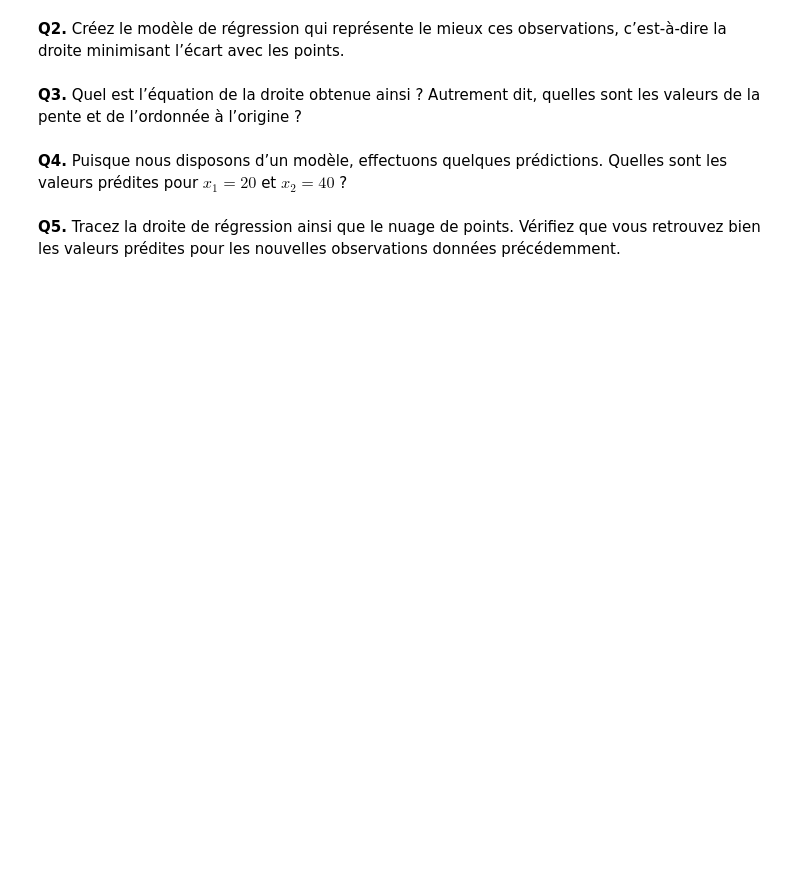
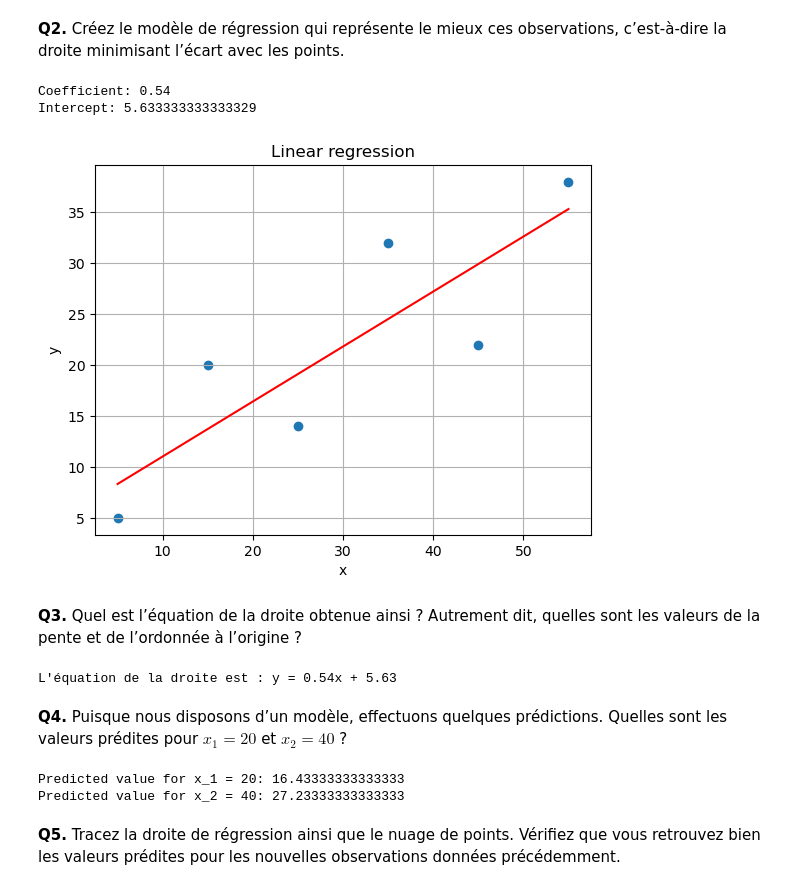
Before and after one commit to linventif/tp-data-science, a Jupyter notebook: tp05/tp_mm05_template.ipynb, the cells around one changed output. Cells and saved outputs as stored; diff of their text form; code cells hidden in the pictures; blank space fills up the shorter version.

```diff
--- a/tp05/tp_mm05_template.ipynb
+++ b/tp05/tp_mm05_template.ipynb
@@ -41,8 +58,62 @@ Affichez-les comme nuage de points sur une grille.
 # %% [markdown]
 __Q2.__ Créez le modèle de régression qui représente le mieux ces observations, c’est-à-dire la droite minimisant l’écart avec les points.
+# %%
+# Reshape x to be a 2D array
+x_reshaped = x.reshape(-1, 1)
+
+# Create and fit the linear regression model
+model = LinearRegression()
+# The .fit method is used to train the machine learning model on the provided data.
+# It takes two arguments:
+# - X: The input data (features) that the model will learn from.
+# - y: The target data (labels) that the model will try to predict.
+# During the fitting process, the model adjusts its internal parameters to minimize the difference
+# between its predictions and the actual target values in y.
+# In this case, 'x_reshaped' is the input data and 'y' is the target data.
+model.fit(x_reshaped, y)
+
+# Print the coefficients
+print(f'Coefficient: {model.coef_[0]}')
+print(f'Intercept: {model.intercept_}')
+
+# Make predictions
+y_predicted = model.predict(x_reshaped)
+plt.plot(x, y_predicted, color='r')
+plt.scatter(x, y)
+plt.xlabel('x')
+plt.ylabel('y')
+plt.title('Linear regression')
+plt.grid(True)
+plt.show()
+# %% [output]
+Coefficient: 0.54
+Intercept: 5.633333333333329
+[figure, added]
 # %% [markdown]
 __Q3.__ Quel est l’équation de la droite obtenue ainsi ? Autrement dit, quelles sont les valeurs de la pente et de l’ordonnée à l’origine ?
+# %%
+# Calculate the mean squared error
+coefficient = model.coef_[0]
+# The intercept is the value of y when x is 0
+intercept = model.intercept_
+
+print(f"L'équation de la droite est : y = {coefficient:.2f}x + {intercept:.2f}")
+# %% [output]
+L'équation de la droite est : y = 0.54x + 5.63
 # %% [markdown]
 __Q4.__ Puisque nous disposons d’un modèle, effectuons quelques prédictions. Quelles sont les valeurs prédites pour $x_1 = 20$ et $x_2 =40$ ?
+# %%
+# Define the new observations
+new_observations = np.array([[20], [40]])
+
+# Make predictions
+predictions = model.predict(new_observations)
+
+# Print the predictions
+print(f"Predicted value for x_1 = 20: {predictions[0]}")
+print(f"Predicted value for x_2 = 40: {predictions[1]}")
+# %% [output]
+Predicted value for x_1 = 20: 16.43333333333333
+Predicted value for x_2 = 40: 27.23333333333333
 # %% [markdown]
 __Q5.__ Tracez la droite de régression ainsi que le nuage de points. Vérifiez que vous retrouvez bien les valeurs prédites pour les nouvelles observations données précédemment.
```
Also changed, not shown: parts of 16 cells of this notebook, 2 other files.
